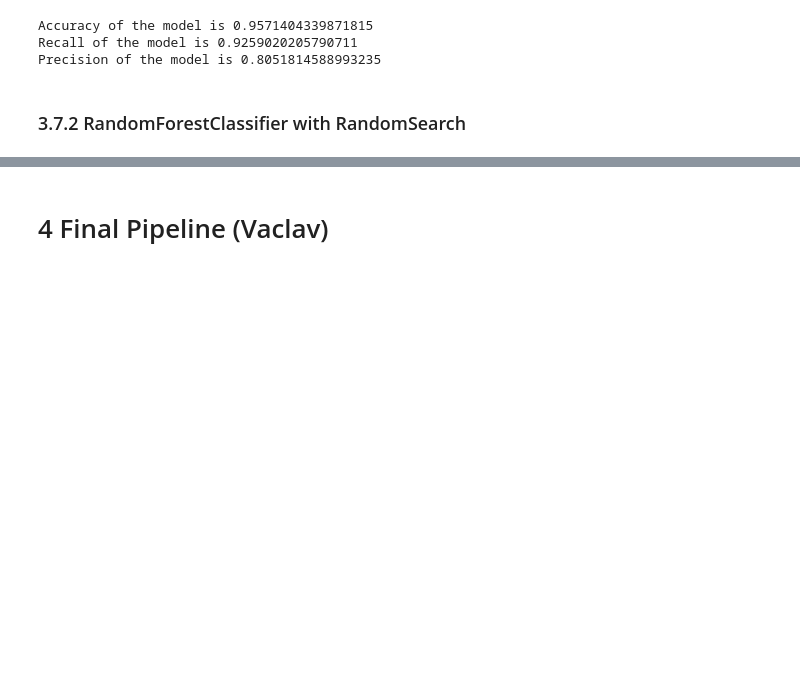
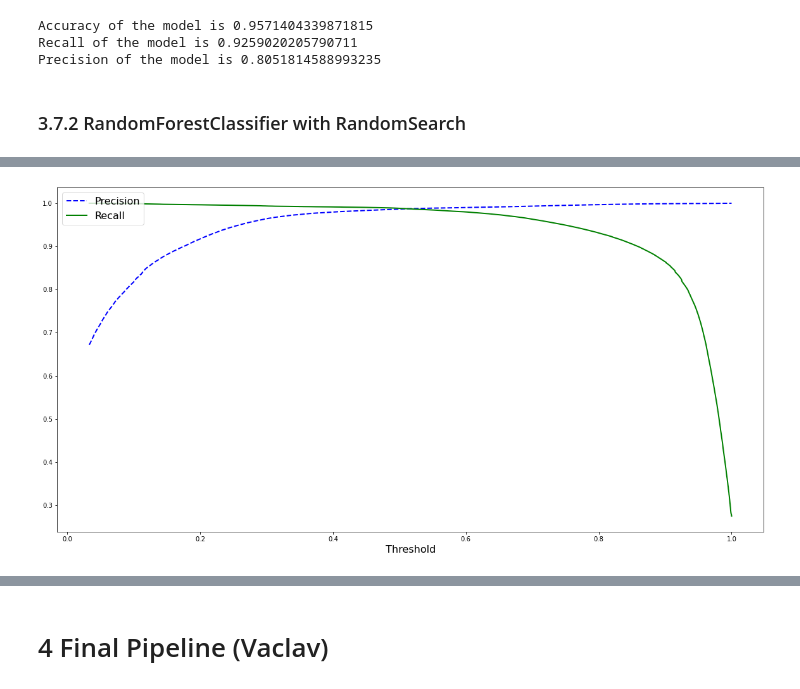
Before and after one commit to fynnoldenburg/KKBOX-Churn-Prediction, a Jupyter notebook: kkbox_machine_learning_clean.ipynb, the cells around one changed output, grey strips where cells are left out. Saved outputs shown, nothing was run; the diff lists cells and outputs as text; code cells hidden in the pictures; blank space fills up the shorter version.

Commit message:
RandomSearchCV with rndm forest done

```diff
--- a/kkbox_machine_learning_clean.ipynb
+++ b/kkbox_machine_learning_clean.ipynb
@@ -686,0 +724,18 @@ NameError: name 'RandomizedSearchCV' is not defined
+# %%
+rndF = RandomForestClassifier(n_estimators=50, min_samples_split=7, min_samples_leaf=2, max_features="sqrt", criterion="gini", bootstrap=True, max_depth=30, random_state=42)
+rndF.fit(X_train, y_train)
+y_scores = pd.DataFrame(cross_val_predict(rndF, X_train, y_train, cv=5, method="predict_proba"))[1]
+precisions, recalls, thresholds = precision_recall_curve(y_train, y_scores)
+
+def plot_precision_recall_vs_threshold(precisions, recalls, thresholds):
+    plt.plot(thresholds, precisions[:-1], "b--", label="Precision", linewidth=2)
+    plt.plot(thresholds, recalls[:-1], "g-", label="Recall", linewidth=2)
+    plt.xlabel("Threshold", fontsize=16)
+    plt.legend(loc="upper left", fontsize=16)
+
+plt.figure(figsize=(20, 10))
+plot_precision_recall_vs_threshold(precisions, recalls, thresholds)
+
+plt.show()
+# %% [output]
+[figure, added]
```
Also changed, not shown: parts of 6 cells of this notebook, 1 other file.
